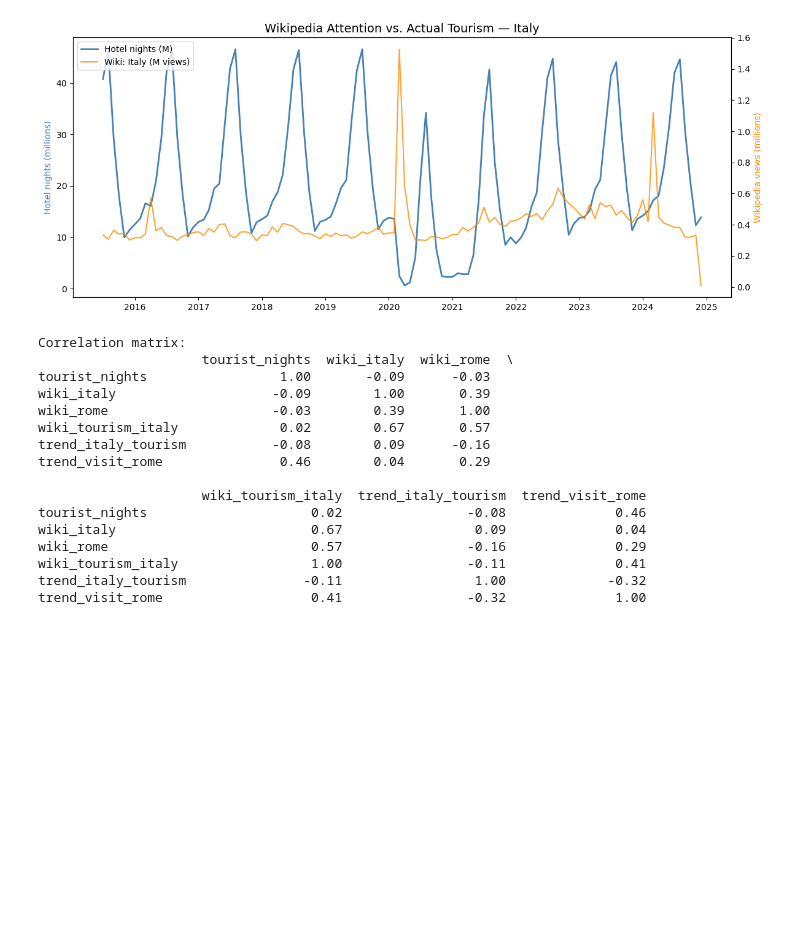
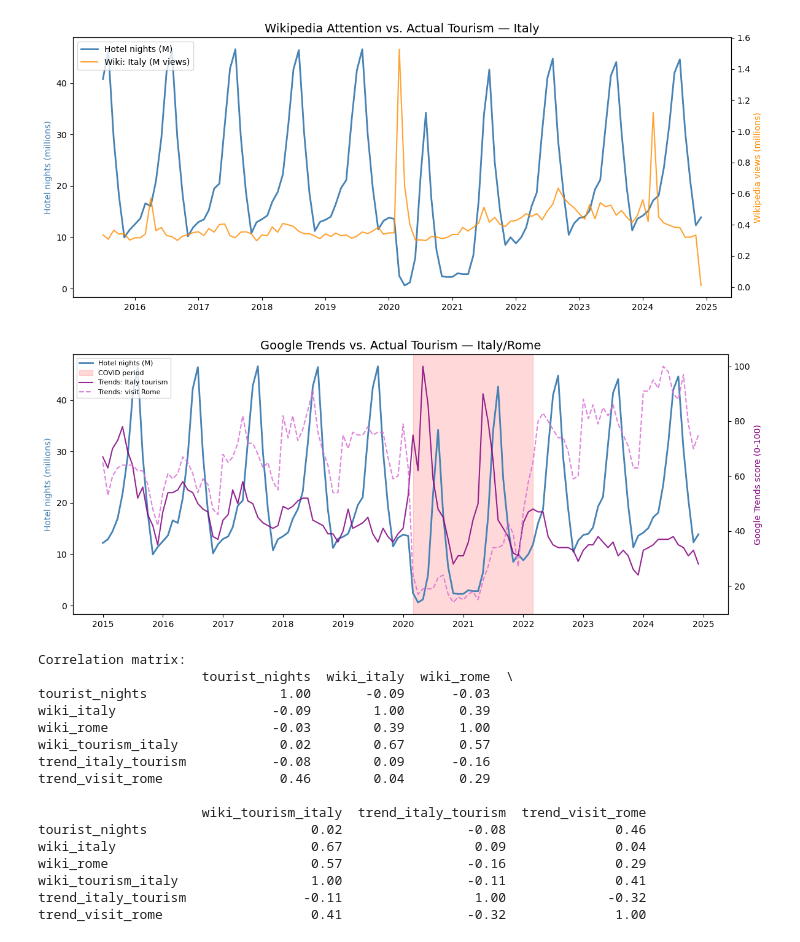
Before and after one commit to cniq182/viral-tourism-resilience, a Jupyter notebook: explore_panel.ipynb, the cells around one changed output. Drawn from its saved outputs; the diff is of its cells as text; code cells hidden in the pictures; blank space fills up the shorter version.

```diff
--- a/explore_panel.ipynb
+++ b/explore_panel.ipynb
@@ -63,6 +63,25 @@ ax1.xaxis.set_major_formatter(mdates.DateFormatter("%Y"))
 plt.tight_layout(); plt.show()
 # %% [output]
 [figure]
+# %%
+# Google Trends scores vs actual hotel nights — Italy
+df = panel.dropna(subset=["trend_italy_tourism", "tourist_nights"])
+fig, ax1 = plt.subplots(figsize=(12, 5))
+ax2 = ax1.twinx()
+ax1.plot(df["date"], df["tourist_nights"] / 1e6, color="steelblue", linewidth=2, label="Hotel nights (M)")
+ax2.plot(df["date"], df["trend_italy_tourism"], color="purple", linewidth=1.5, alpha=0.85, label="Trends: Italy tourism")
+ax2.plot(df["date"], df["trend_visit_rome"], color="orchid", linewidth=1.5, alpha=0.85, linestyle="--", label="Trends: visit Rome")
+ax1.axvspan(pd.Timestamp("2020-03"), pd.Timestamp("2022-03"), alpha=0.15, color="red", label="COVID period")
+ax1.set_ylabel("Hotel nights (millions)", color="steelblue")
+ax2.set_ylabel("Google Trends score (0-100)", color="purple")
+ax1.set_title("Google Trends vs. Actual Tourism — Italy/Rome", fontsize=14)
+lines1, labels1 = ax1.get_legend_handles_labels()
+lines2, labels2 = ax2.get_legend_handles_labels()
+ax1.legend(lines1 + lines2, labels1 + labels2, loc="upper left", fontsize=8)
+ax1.xaxis.set_major_formatter(mdates.DateFormatter("%Y"))
+plt.tight_layout(); plt.show()
+# %% [output]
+[figure, added]
 # %%
 # Correlation matrix — are signals correlated with actual arrivals?
 cols = ["tourist_nights", "wiki_italy", "wiki_rome", "wiki_tourism_italy", "trend_italy_tourism", "trend_visit_rome"]
```
Also changed, not shown: parts of 1 cell of this notebook, 1 other file.
